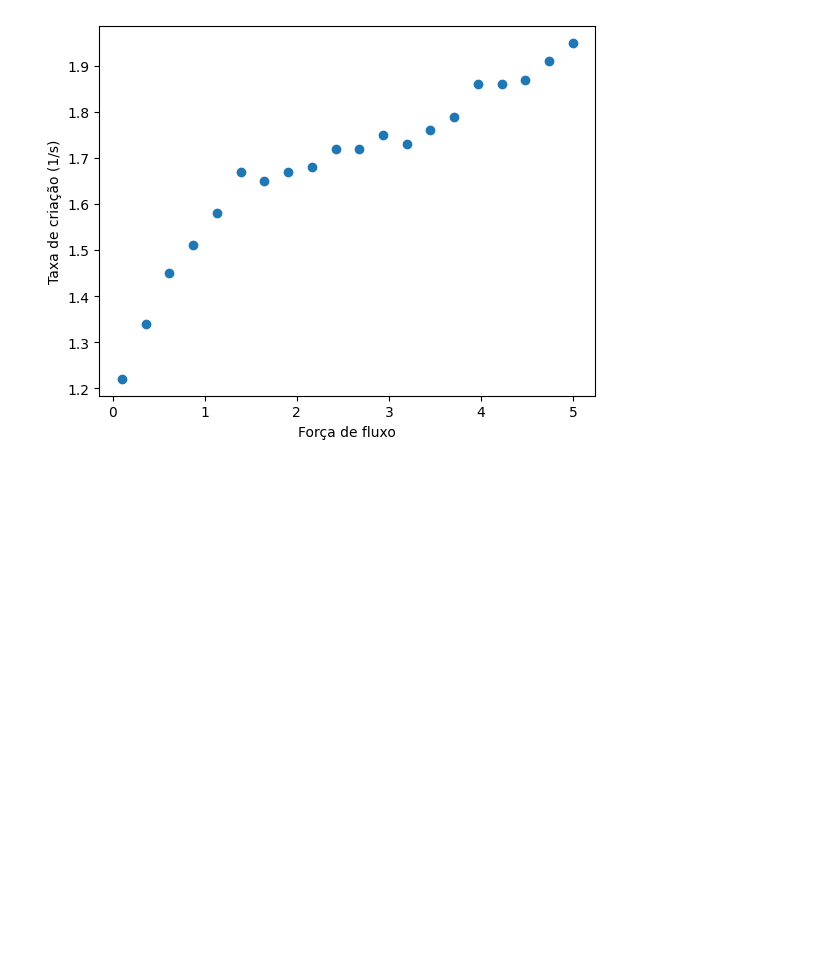
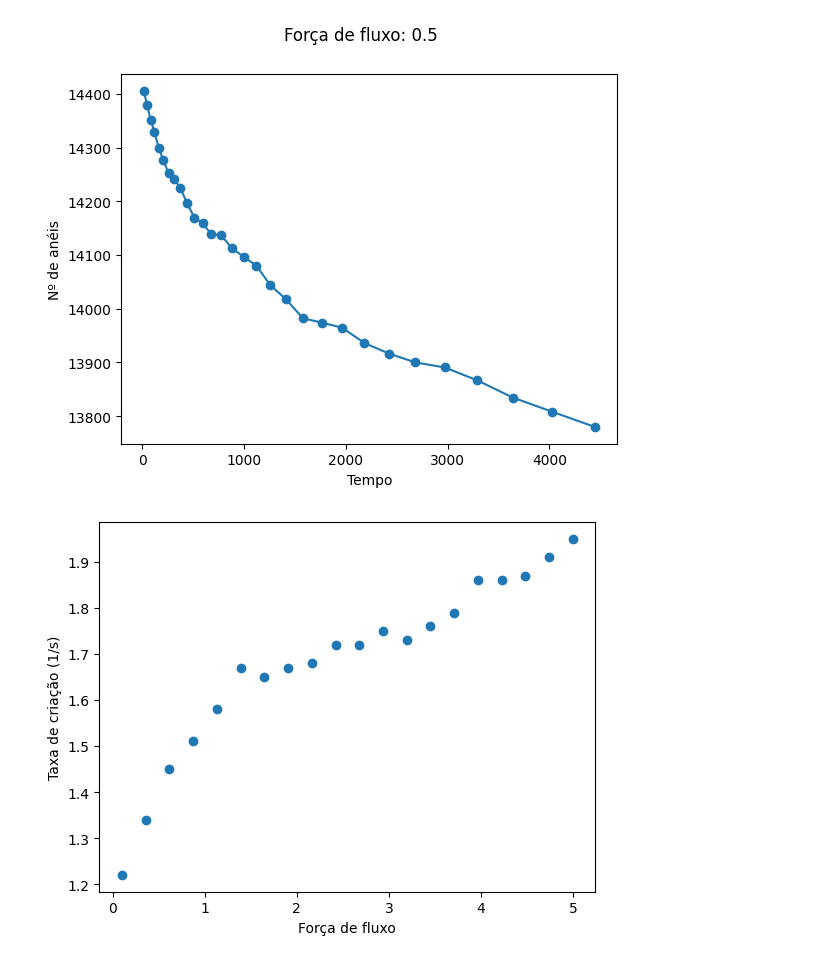
Before and after one commit to marcos1561/phystem, a Jupyter notebook: examples/ring/flux_creation_rate/main.ipynb, the cells around one changed output. Cells and saved outputs as stored; diff of their text form; code cells hidden in the pictures; blank space fills up the shorter version.

```diff
--- a/examples/ring/flux_creation_rate/main.ipynb
+++ b/examples/ring/flux_creation_rate/main.ipynb
@@ -119,3 +118,37 @@ else:
+# %%
+to_save = False
+
+mask = mean_time > 100
+
+fig, ax = plt.subplots(1, 1)
+ax = [ax]
+
+w, h = fig.get_size_inches()
+# fig.set_size_inches(w*2, h)
+
+fig.suptitle(f"Força de fluxo: {flux}")
+
+# ax[0].set_yscale("log")
+# ax[0].set_xscale("log")
+# ax[1].set_yscale("log")
+# ax[1].set_xscale("log")
+
+ax[0].set_xlabel("Tempo")
+ax[0].set_ylabel("Nº de anéis")
+
+ax[0].plot(mean_time, mean_active, "o-")
+
+# ax[1].set_xlabel("Tempo")
+# ax[1].set_ylabel("Nº de anéis")
+
+# ax[1].plot(mean_time[mask], mean_active[mask], "o-")
+
+if to_save:
+    plt.savefig(root_dir + f"/active_{flux}_time.png")
+else:
+    plt.show()
+# %% [output]
+[figure, added]
 # %%
 data_dir = "data/low_adh_align"
 img_dir = "data/images/low_adh_align"
```
Also changed, not shown: parts of 8 cells of this notebook, 21 other files.
